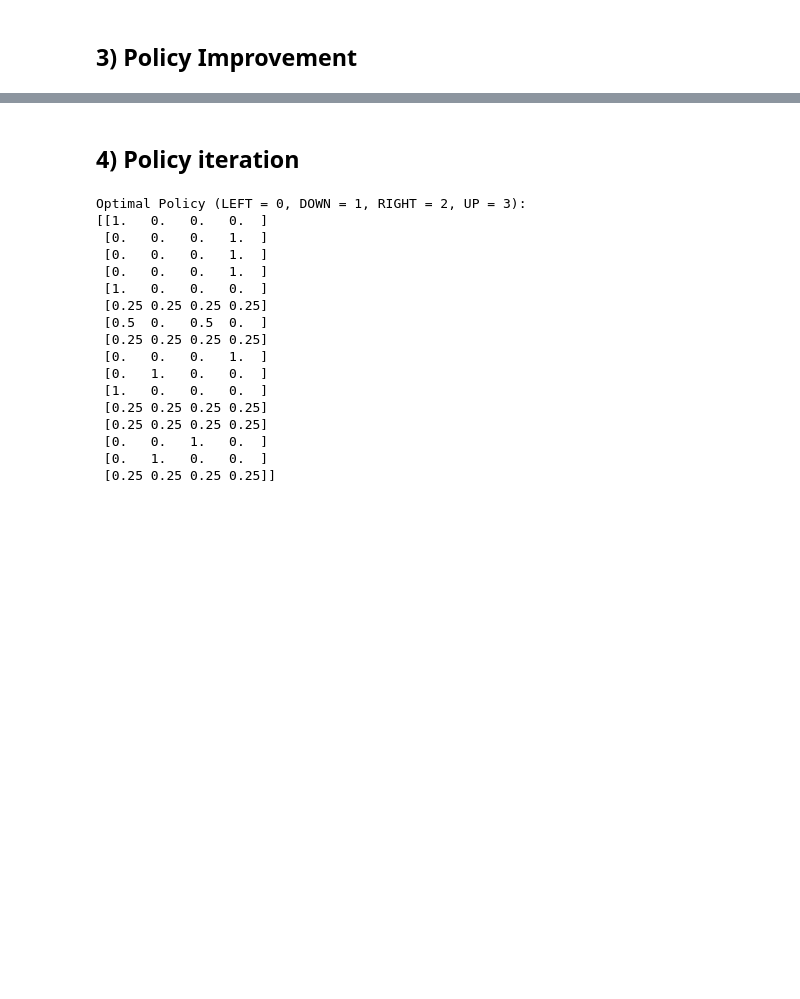
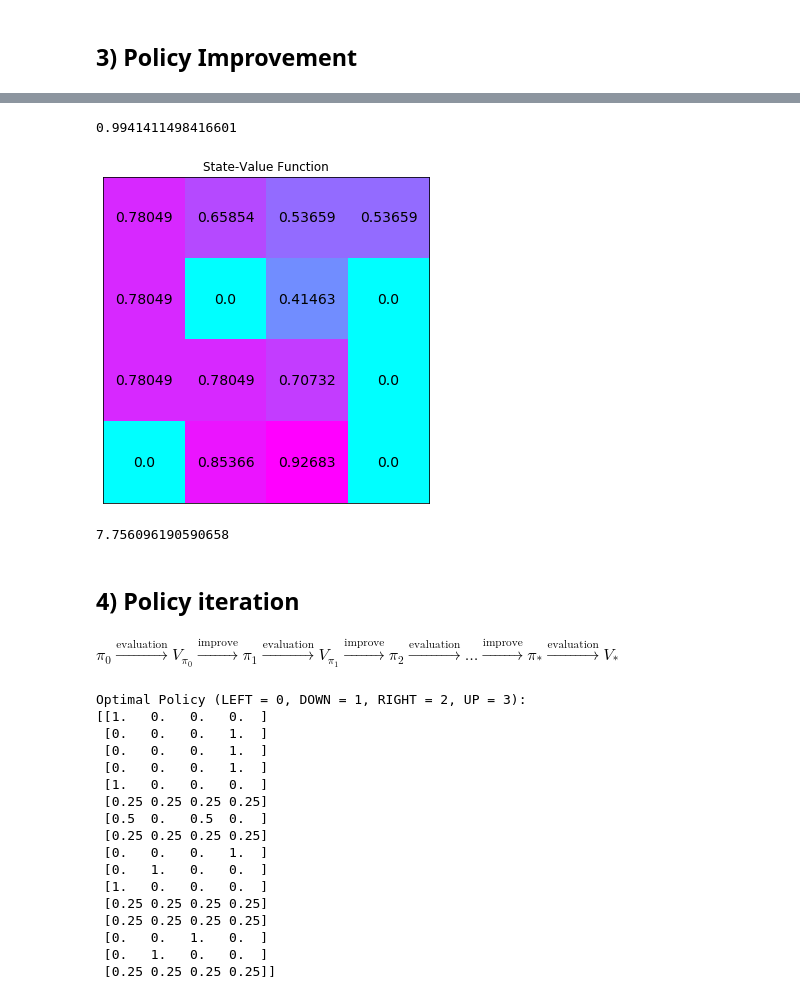
Before and after one commit to racousin/rl_introduction, a Jupyter notebook: notebooks/II) dynamic-programming.ipynb, the cells around one changed output, grey strips where cells are left out. Drawn from its saved outputs; the diff is of its cells as text; code cells hidden in the pictures; blank space fills up the shorter version.

```diff
--- a/notebooks/II) dynamic-programming.ipynb
+++ b/notebooks/II) dynamic-programming.ipynb
@@ -65,7 +65,7 @@ class MyRandomAgent(Agent):
         self.policy = np.ones([self.env.observation_space.n, self.env.action_space.n]) / self.env.action_space.n
         self.is_deterministic = is_deterministic
     def act(self, state):
-        if is_detrministic:
+        if self.is_deterministic:
             action = np.argmax(self.policy[state])
         else:
             action = np.random.choice(np.arange(self.env.action_space.n),p=self.policy[state])
@@ -168,3 +166,8 @@ def policy_improvement(env, V, gamma=1):
         policy[s] = np.sum([np.eye(env.nA)[i] for i in best_a], axis=0)/len(best_a)
 
     return policy
+# %%
+# evaluate the policy
+V = policy_evaluation(env, my_rand_agent.policy)
+
+plot_values_lake(V)
@@ -171,5 +176,27 @@ def policy_improvement(env, V, gamma=1):
+# %%
+V.sum()
+# %% [output]
+0.9941411498416601
+# %%
+new_policy = policy_improvement(env, V, gamma=1)
+
+# evaluate the policy
+new_V = policy_evaluation(env, new_policy)
+
+plot_values_lake(new_V)
+# %% [output]
+[figure, added]
+# %%
+new_V.sum()
+# %% [output]
+7.756096190590658
 # %% [markdown]
 ## 4) Policy iteration
+# %% [markdown]
+$\pi_0 \xrightarrow[]{\text{evaluation}} V_{\pi_0} \xrightarrow[]{\text{improve}}
+\pi_1 \xrightarrow[]{\text{evaluation}} V_{\pi_1} \xrightarrow[]{\text{improve}}
+\pi_2 \xrightarrow[]{\text{evaluation}} \dots \xrightarrow[]{\text{improve}}
+\pi_* \xrightarrow[]{\text{evaluation}} V_*$
 # %%
 def policy_iteration(env, gamma=1, theta=1e-8):
     policy = np.ones([env.nS, env.nA]) / env.nA
```
Also changed, not shown: parts of 12 cells of this notebook.
